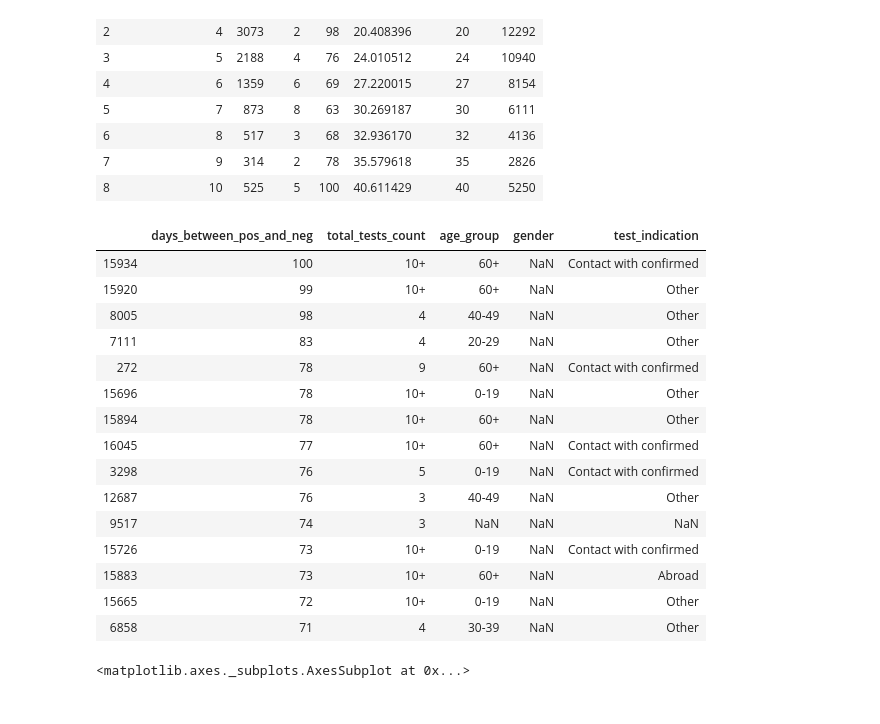
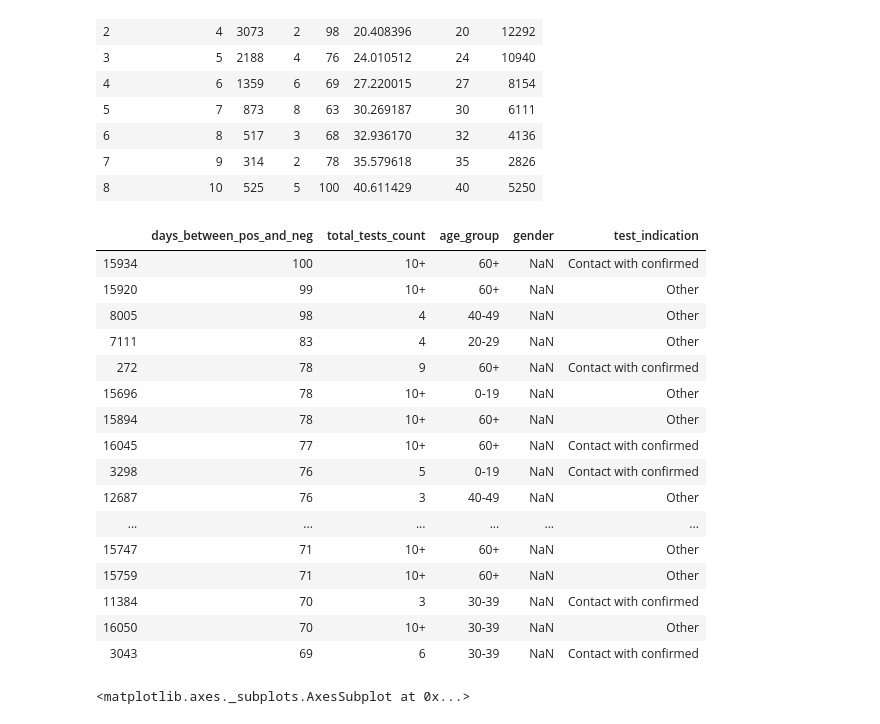
Before and after one commit to cjer/covid, a Jupyter notebook: israel_covid.ipynb, the cells around one changed output. Saved outputs shown, nothing was run; the diff lists cells and outputs as text; code cells hidden in the pictures.

```diff
--- a/israel_covid.ipynb
+++ b/israel_covid.ipynb
@@ -135,24 +133,25 @@ x
 | 7 | 9 | 314 | 2 | 78 | 35.579618 | 35 | 2826 |
 | 8 | 10 | 525 | 5 | 100 | 40.611429 | 40 | 5250 |
 # %%
-rec.iloc[rec.days_between_pos_and_neg.nlargest(15).index]
+rec.iloc[rec.days_between_pos_and_neg.nlargest(20).index]
 # %% [output]
 |  | days_between_pos_and_neg | total_tests_count | age_group | gender | test_indication |
 | 15934 | 100 | 10+ | 60+ | NaN | Contact with confirmed |
 | 15920 | 99 | 10+ | 60+ | NaN | Other |
 | 8005 | 98 | 4 | 40-49 | NaN | Other |
 | 7111 | 83 | 4 | 20-29 | NaN | Other |
 | 272 | 78 | 9 | 60+ | NaN | Contact with confirmed |
 | 15696 | 78 | 10+ | 0-19 | NaN | Other |
 | 15894 | 78 | 10+ | 60+ | NaN | Other |
 | 16045 | 77 | 10+ | 60+ | NaN | Contact with confirmed |
 | 3298 | 76 | 5 | 0-19 | NaN | Contact with confirmed |
 | 12687 | 76 | 3 | 40-49 | NaN | Other |
-| 9517 | 74 | 3 | NaN | NaN | NaN |
-| 15726 | 73 | 10+ | 0-19 | NaN | Contact with confirmed |
-| 15883 | 73 | 10+ | 60+ | NaN | Abroad |
-| 15665 | 72 | 10+ | 0-19 | NaN | Other |
-| 6858 | 71 | 4 | 30-39 | NaN | Other |
+| ... | ... | ... | ... | ... | ... |
+| 15747 | 71 | 10+ | 60+ | NaN | Other |
+| 15759 | 71 | 10+ | 60+ | NaN | Other |
+| 11384 | 70 | 3 | 30-39 | NaN | Contact with confirmed |
+| 16050 | 70 | 10+ | 30-39 | NaN | Other |
+| 3043 | 69 | 6 | 30-39 | NaN | Contact with confirmed |
 # %%
 rec.days_between_pos_and_neg.hist(bins=30)
 # %% [output]
```
Also changed, not shown: parts of 10 cells of this notebook.
